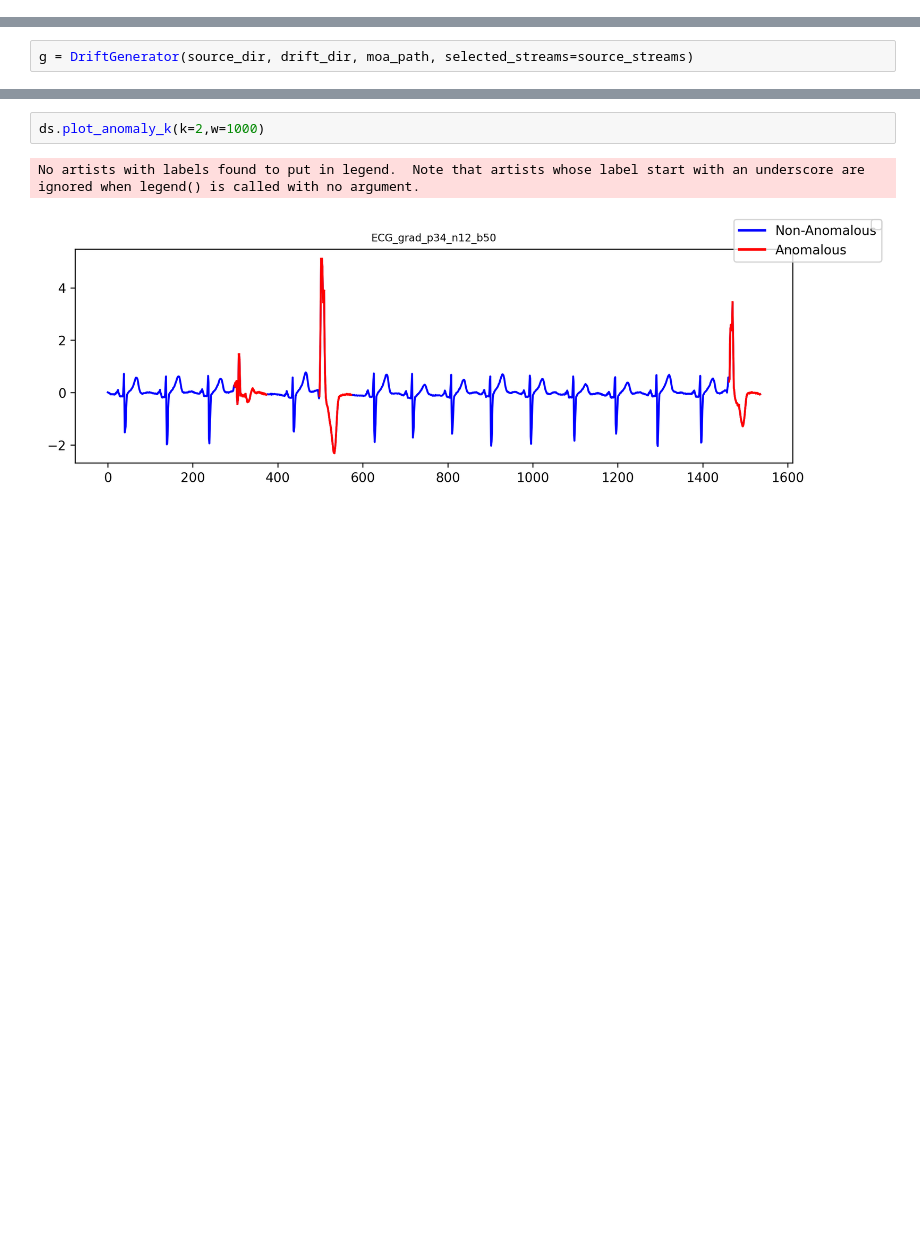
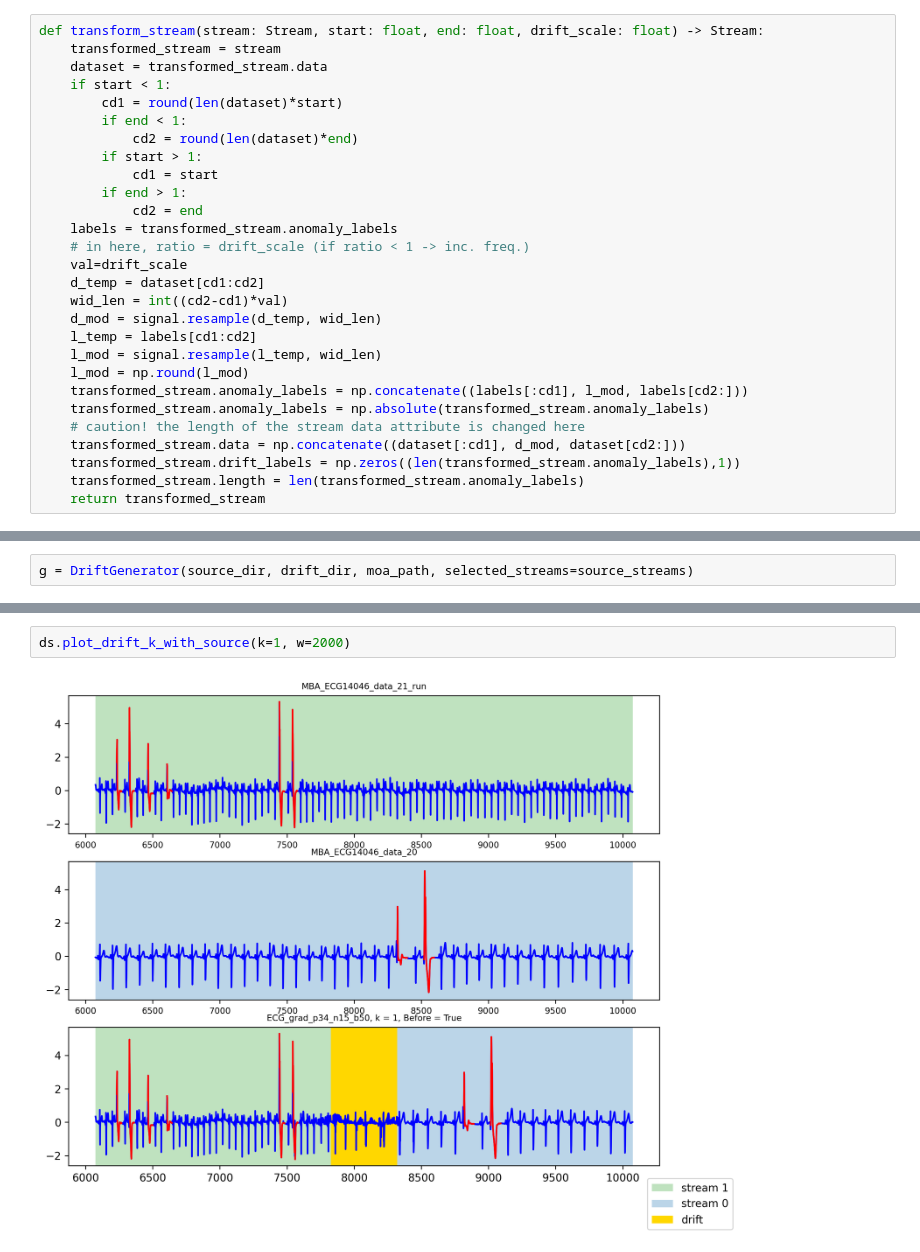
Before and after one commit to mac-dsl/AnomalyDriftDetection, a Jupyter notebook: ECG_drift_demo.ipynb, the cells around one changed output, grey strips where cells are left out. Cells and saved outputs as stored; diff of their text form; blank space fills up the shorter version.

Commit message:
debugged plot function

```diff
--- a/ECG_drift_demo.ipynb
+++ b/ECG_drift_demo.ipynb
@@ -10,3 +12,31 @@ from util.drift_generator import DriftGenerator
+# %%
+def transform_stream(stream: Stream, start: float, end: float, drift_scale: float) -> Stream:
+    transformed_stream = stream
+    dataset = transformed_stream.data
+    if start < 1:
+        cd1 = round(len(dataset)*start)
+        if end < 1:
+            cd2 = round(len(dataset)*end)
+        if start > 1:
+            cd1 = start
+        if end > 1:
+            cd2 = end
+    labels = transformed_stream.anomaly_labels
+    # in here, ratio = drift_scale (if ratio < 1 -> inc. freq.)
+    val=drift_scale
+    d_temp = dataset[cd1:cd2]
+    wid_len = int((cd2-cd1)*val)
+    d_mod = signal.resample(d_temp, wid_len)
+    l_temp = labels[cd1:cd2]
+    l_mod = signal.resample(l_temp, wid_len)
+    l_mod = np.round(l_mod)
+    transformed_stream.anomaly_labels = np.concatenate((labels[:cd1], l_mod, labels[cd2:]))
+    transformed_stream.anomaly_labels = np.absolute(transformed_stream.anomaly_labels)
+    # caution! the length of the stream data attribute is changed here
+    transformed_stream.data = np.concatenate((dataset[:cd1], d_mod, dataset[cd2:]))
+    transformed_stream.drift_labels = np.zeros((len(transformed_stream.anomaly_labels),1))
+    transformed_stream.length = len(transformed_stream.anomaly_labels)
+    return transformed_stream
 # %% [markdown]
 ### Creating Stream with Increased Heart Rate
 # %%
@@ -97,5 +119,4 @@ ds.plot_drift_k(k=2,w=1000)
 # %%
-ds.plot_anomaly_k(k=2,w=1000)
+ds.plot_drift_k_with_source(k=1, w=2000)
 # %% [output]
-No artists with labels found to put in legend.  Note that artists whose label start with an underscore are ignored when legend() is called with no argument.
-[figure, old version]
+[figure, new version]
```
Also changed, not shown: parts of 12 cells of this notebook, 9 other files.
